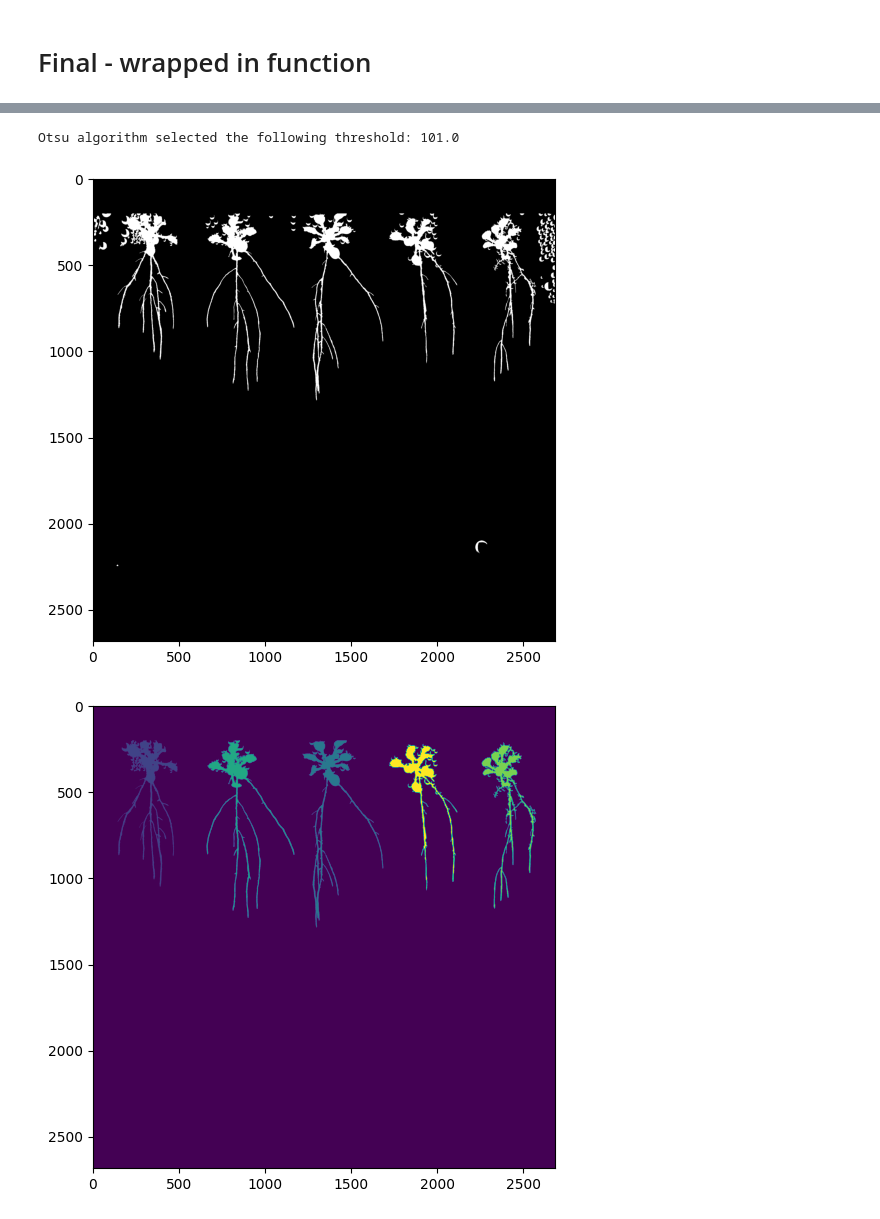
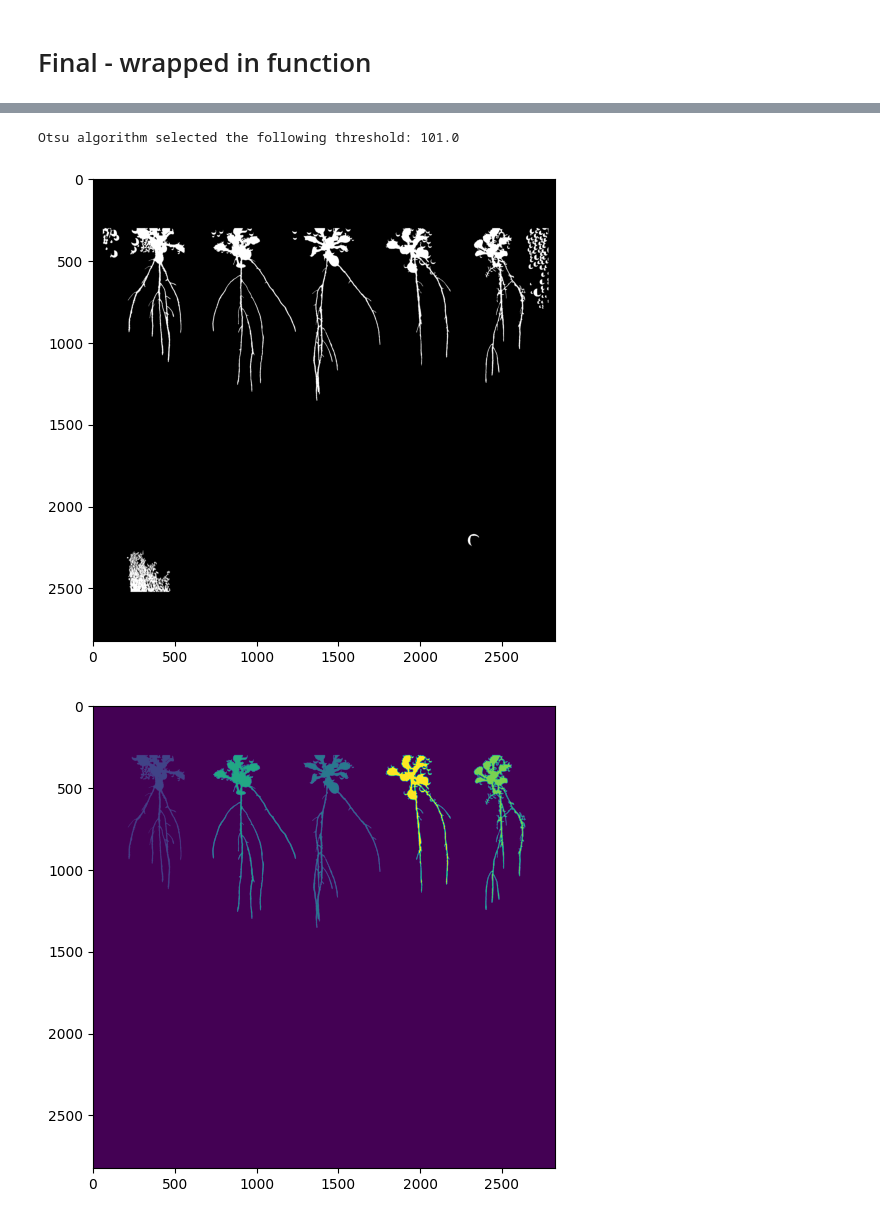
Before and after one commit to MaciejCzerniak243552/ot2-rl-243552-maciej, a Jupyter notebook: Task_3/task_3.ipynb, the cells around one changed output, grey strips where cells are left out. Cells and saved outputs as stored; diff of their text form; code cells hidden in the pictures.

```diff
--- a/Task_3/task_3.ipynb
+++ b/Task_3/task_3.ipynb
@@ -60,7 +60,7 @@ def extract_dish(img):
     x, y, w, h, area = stats[best_label]
 
     # ensure square that the Petri dish is fully inside margin is added
-    margin = 40
+    margin = 30
     x_m = max(x - margin, 0)
     y_m = max(y - margin, 0)
 
@@ -612,7 +612,7 @@ plt.show()
 # %% [markdown]
 # Final - wrapped in function
 # %%
-def build_mask(img, top_margin=0, bottom_margin=0):
+def build_mask(img, top_margin=0, bottom_margin=0, side_margin=0):
     """Generate a binary plant mask by combining strict shoot detection with broader root detection.
 
     Pixels darker than 60 are treated as shoots; pixels darker than 170 are a loose roots+shoots mask.
@@ -624,14 +624,14 @@ def build_mask(img, top_margin=0, bottom_margin=0):
     # SHOOTS
     inner = np.zeros_like(img, dtype=np.uint8)
     # height, widh: height started from top margin (instead of 0) and end at height-bottom_margin
-    inner[top_margin:h-bottom_margin, :] = 1
+    inner[top_margin:h-bottom_margin, side_margin:w-side_margin] = 1
 
     shoots = ((img < 60) & (inner == 1)).astype(np.uint8) # img < 60: detect only dark pixels - shoots (sometimes some droplets)
 
     # ROOTS
     inner = np.zeros_like(img, dtype=np.uint8)
     # same here as for shoots mask
-    inner[top_margin:h-bottom_margin, :] = 1
+    inner[top_margin:h-bottom_margin, side_margin:w-side_margin] = 1
 
     roots = ((img < 170) & (inner == 1)).astype(np.uint8) # img < 170: detect dark and light grey pixels - shoots, roots (our focus) and droplets
 
@@ -712,12 +712,12 @@ Otsu algorithm selected the following threshold: 102.0
 # %%
 img_2  = cv2.imread("task_3_image_2.png")
 img_2 = cv2.cvtColor(img_2, cv2.COLOR_BGR2GRAY)
 
 im_2 = extract_dish(img_2)
 
-img_2_mask = build_mask(im_2, top_margin=200, bottom_margin=300)
+img_2_mask = build_mask(im_2, top_margin=300, bottom_margin=300, side_margin=60)
 img_2_plants = top_5_mask(img_2_mask, min_area=20, min_height=200, margin=80)
 # %% [output]
 Otsu algorithm selected the following threshold: 101.0
-[figure, old version]
+[figure, new version]
-[figure, old version]
+[figure, new version]
```
Also changed, not shown: parts of 24 cells of this notebook, 21 other files.
